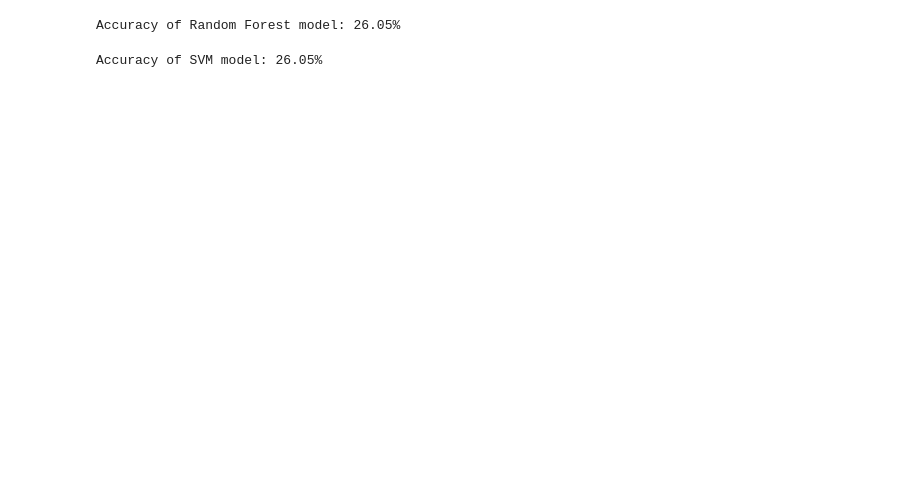
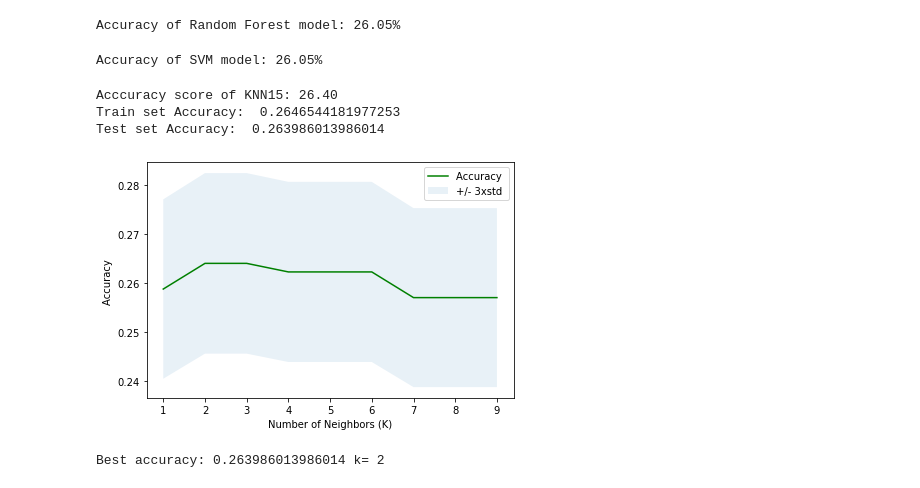
Before and after one commit to blessjal/practicums, a Jupyter notebook: Practicum_5_3.ipynb, the cells around one changed output. Saved outputs shown, nothing was run; the diff lists cells and outputs as text; code cells hidden in the pictures; blank space fills up the shorter version.

```diff
--- a/Practicum_5_3.ipynb
+++ b/Practicum_5_3.ipynb
@@ -201,3 +213,57 @@ accuracy = svm_model.score(X_test, y_test) * 100
 print('Accuracy of SVM model: {:.2f}%'.format(accuracy))
 # %% [output]
 Accuracy of SVM model: 26.05%
+# %%
+from sklearn.neighbors import KNeighborsClassifier
+k = 15
+
+knn = KNeighborsClassifier(n_neighbors = k)
+
+knn_model = knn.fit(X_train,y_train)
+
+knn_predict = knn_model.predict(X_test)
+
+accuracy = knn_model.score(X_test, y_test) * 100
+from sklearn import metrics
+print('Acccuracy score of KNN15: {:.2f}'.format(accuracy))
+
+
+
+print("Train set Accuracy: ", metrics.accuracy_score(y_train, knn_model.predict(X_train)))
+print("Test set Accuracy: ", metrics.accuracy_score(y_test, knn_predict))
+# %% [output]
+Acccuracy score of KNN15: 26.40
+Train set Accuracy:  0.2646544181977253
+Test set Accuracy:  0.263986013986014
+# %%
+import numpy as np
+import matplotlib.pyplot as plt
+
+%matplotlib inline
+
+Ks = 10
+mean_acc = np.zeros((Ks-1))
+std_acc = np.zeros((Ks-1))
+
+ConfustionMx = [];
+for n in range(1,Ks):
+
+
+    neigh = KNeighborsClassifier(n_neighbors = n).fit(X_train,y_train)
+    yhat=neigh.predict(X_test)
+    mean_acc[n-1] = metrics.accuracy_score(y_test, yhat)
+
+
+    std_acc[n-1]=np.std(yhat==y_test)/np.sqrt(yhat.shape[0])
+
+plt.plot(range(1,Ks),mean_acc,'g')
+plt.fill_between(range(1,Ks),mean_acc - 1 * std_acc,mean_acc + 1 * std_acc, alpha=0.10)
+plt.legend(('Accuracy ', '+/- 3xstd'))
+plt.ylabel('Accuracy ')
+plt.xlabel('Number of Neighbors (K)')
+plt.tight_layout()
+plt.show()
+print( "Best accuracy:", mean_acc.max(), "k=", mean_acc.argmax()+1)
+# %% [output]
+[figure, added]
+Best accuracy: 0.263986013986014 k= 2
```
Also changed, not shown: parts of 3 cells of this notebook, 1 other file.
